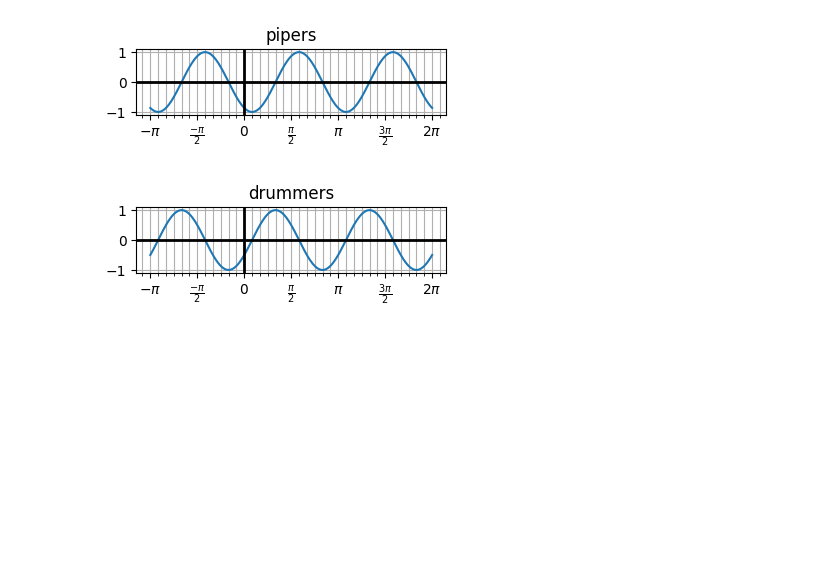
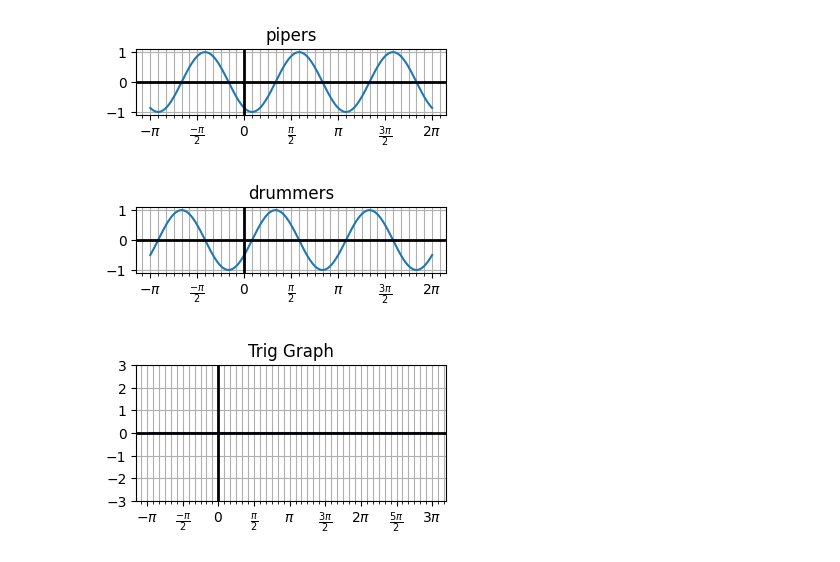
Before and after one commit to paderevski/aos, a Jupyter notebook: aos-10/trig-graphs.ipynb, the cells around one changed output. Cells and saved outputs as stored; diff of their text form; code cells hidden in the pictures; blank space fills up the shorter version.

Commit message:
graphs update

```diff
--- a/aos-10/trig-graphs.ipynb
+++ b/aos-10/trig-graphs.ipynb
@@ -147,3 +127,7 @@ trig_plot(lambda x:cos(2*(x-pi/3)),ymin=-1.1, ymax=1.1,  xmin=-np.pi, xmax=2*np.
 [figure]
 [figure]
 [figure]
+# %%
+trig_plot(lambda x:0, show_minor_x = True, ymin=-3, ymax=3, title="Trig Graph", xmin=-3)
+# %% [output]
+[figure, added]
```
Also changed, not shown: parts of 1 cell of this notebook, 5 other files.
